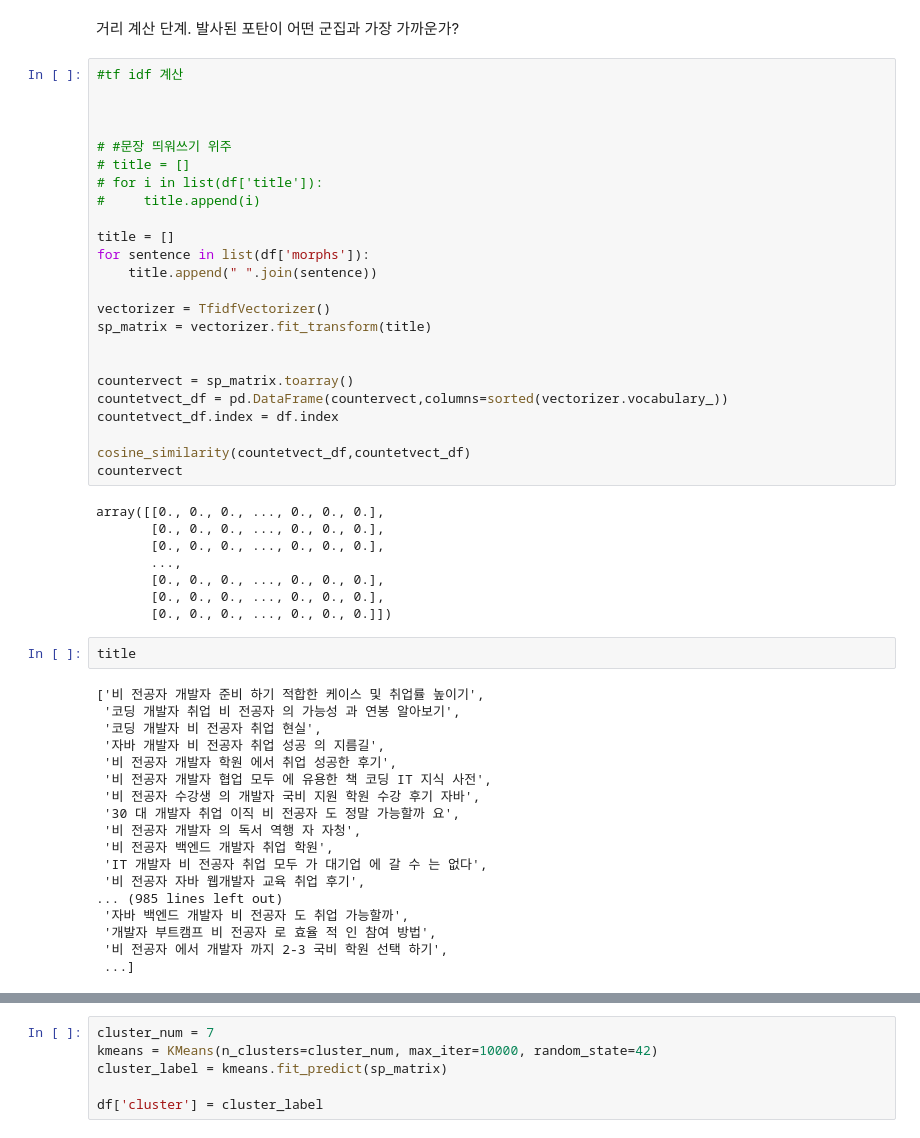
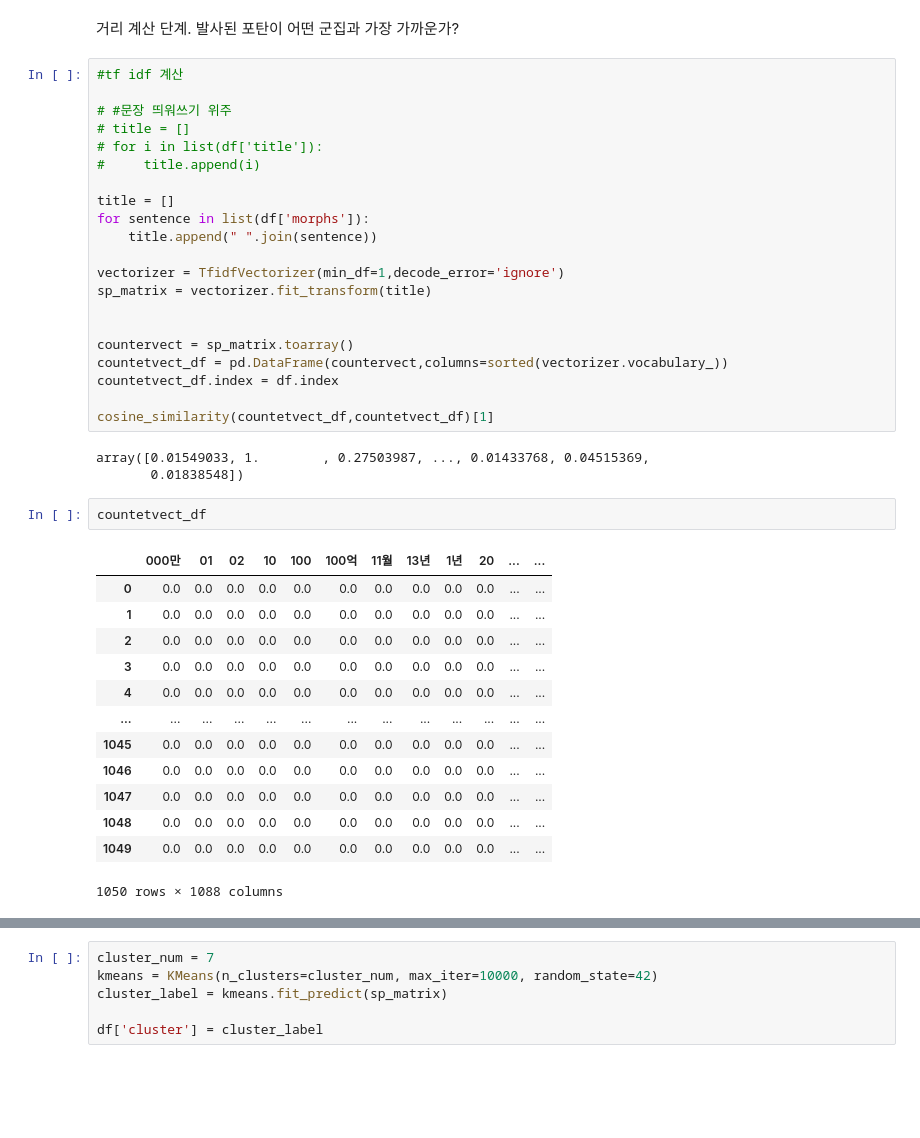
Before and after one commit to skadudd/adDev, a Jupyter notebook: ad_copy_maker/word_parser.ipynb, the cells around one changed output, grey strips where cells are left out. Drawn from its saved outputs; the diff is of its cells as text; blank space fills up the shorter version.

```diff
--- a/ad_copy_maker/word_parser.ipynb
+++ b/ad_copy_maker/word_parser.ipynb
@@ -352,8 +354,6 @@ def create_sentence(starter):
 거리 계산 단계. 발사된 포탄이 어떤 군집과 가장 가까운가?
 # %%
 #tf idf 계산
-
-
 
 # #문장 띄워쓰기 위주
 # title = []
@@ -364,7 +364,7 @@ title = []
 for sentence in list(df['morphs']):
     title.append(" ".join(sentence))
 
-vectorizer = TfidfVectorizer()
+vectorizer = TfidfVectorizer(min_df=1,decode_error='ignore')
 sp_matrix = vectorizer.fit_transform(title)
 
 
@@ -372,36 +372,26 @@ countervect = sp_matrix.toarray()
 countetvect_df = pd.DataFrame(countervect,columns=sorted(vectorizer.vocabulary_))
 countetvect_df.index = df.index
 
-cosine_similarity(countetvect_df,countetvect_df)
-countervect
+cosine_similarity(countetvect_df,countetvect_df)[1]
 # %% [output]
-array([[0., 0., 0., ..., 0., 0., 0.],
-       [0., 0., 0., ..., 0., 0., 0.],
-       [0., 0., 0., ..., 0., 0., 0.],
-       ...,
-       [0., 0., 0., ..., 0., 0., 0.],
-       [0., 0., 0., ..., 0., 0., 0.],
-       [0., 0., 0., ..., 0., 0., 0.]])
+array([0.01549033, 1.        , 0.27503987, ..., 0.01433768, 0.04515369,
+       0.01838548])
-# %%
-title
-# %% [output]
-['비 전공자 개발자 준비 하기 적합한 케이스 및 취업률 높이기',
- '코딩 개발자 취업 비 전공자 의 가능성 과 연봉 알아보기',
- '코딩 개발자 비 전공자 취업 현실',
- '자바 개발자 비 전공자 취업 성공 의 지름길',
- '비 전공자 개발자 학원 에서 취업 성공한 후기',
- '비 전공자 개발자 협업 모두 에 유용한 책 코딩 IT 지식 사전',
- '비 전공자 수강생 의 개발자 국비 지원 학원 수강 후기 자바',
- '30 대 개발자 취업 이직 비 전공자 도 정말 가능할까 요',
- '비 전공자 개발자 의 독서 역행 자 자청',
- '비 전공자 백엔드 개발자 취업 학원',
- 'IT 개발자 비 전공자 취업 모두 가 대기업 에 갈 수 는 없다',
- '비 전공자 자바 웹개발자 교육 취업 후기',
-... (985 lines left out)
- '자바 백엔드 개발자 비 전공자 도 취업 가능할까',
- '개발자 부트캠프 비 전공자 로 효율 적 인 참여 방법',
- '비 전공자 에서 개발자 까지 2-3 국비 학원 선택 하기',
- ...]
+# %%
+countetvect_df
+# %% [output]
+|  | 000만 | 01 | 02 | 10 | 100 | 100억 | 11월 | 13년 | 1년 | 20 | ... | ... |
+| 0 | 0.0 | 0.0 | 0.0 | 0.0 | 0.0 | 0.0 | 0.0 | 0.0 | 0.0 | 0.0 | ... | ... |
+| 1 | 0.0 | 0.0 | 0.0 | 0.0 | 0.0 | 0.0 | 0.0 | 0.0 | 0.0 | 0.0 | ... | ... |
+| 2 | 0.0 | 0.0 | 0.0 | 0.0 | 0.0 | 0.0 | 0.0 | 0.0 | 0.0 | 0.0 | ... | ... |
+| 3 | 0.0 | 0.0 | 0.0 | 0.0 | 0.0 | 0.0 | 0.0 | 0.0 | 0.0 | 0.0 | ... | ... |
+| 4 | 0.0 | 0.0 | 0.0 | 0.0 | 0.0 | 0.0 | 0.0 | 0.0 | 0.0 | 0.0 | ... | ... |
+| ... | ... | ... | ... | ... | ... | ... | ... | ... | ... | ... | ... | ... |
+| 1045 | 0.0 | 0.0 | 0.0 | 0.0 | 0.0 | 0.0 | 0.0 | 0.0 | 0.0 | 0.0 | ... | ... |
+| 1046 | 0.0 | 0.0 | 0.0 | 0.0 | 0.0 | 0.0 | 0.0 | 0.0 | 0.0 | 0.0 | ... | ... |
+| 1047 | 0.0 | 0.0 | 0.0 | 0.0 | 0.0 | 0.0 | 0.0 | 0.0 | 0.0 | 0.0 | ... | ... |
+| 1048 | 0.0 | 0.0 | 0.0 | 0.0 | 0.0 | 0.0 | 0.0 | 0.0 | 0.0 | 0.0 | ... | ... |
+| 1049 | 0.0 | 0.0 | 0.0 | 0.0 | 0.0 | 0.0 | 0.0 | 0.0 | 0.0 | 0.0 | ... | ... |
+1050 rows × 1088 columns
 # %%
 def elbow(x):
     sse = []
```
Also changed, not shown: parts of 9 cells of this notebook.
